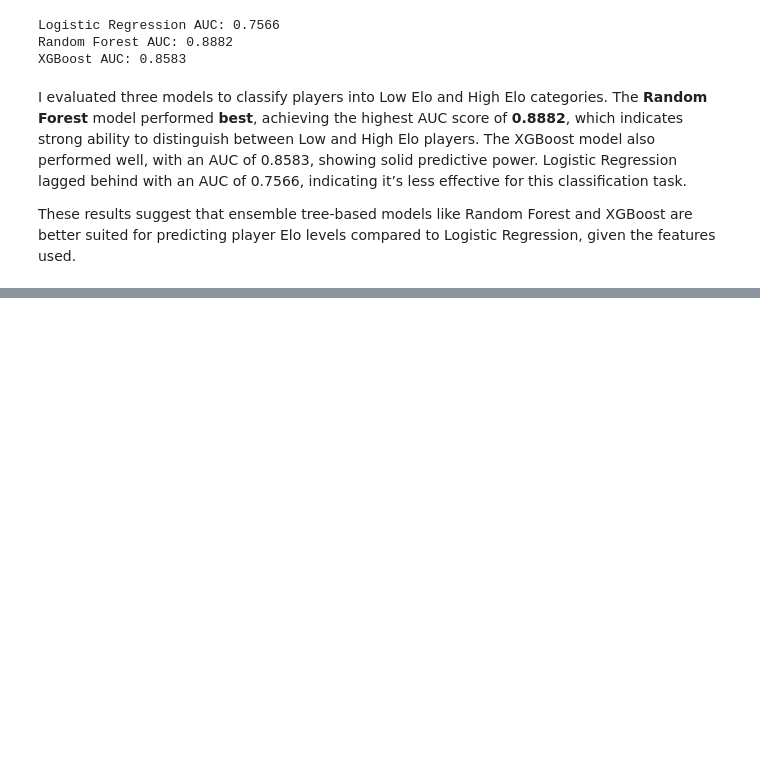
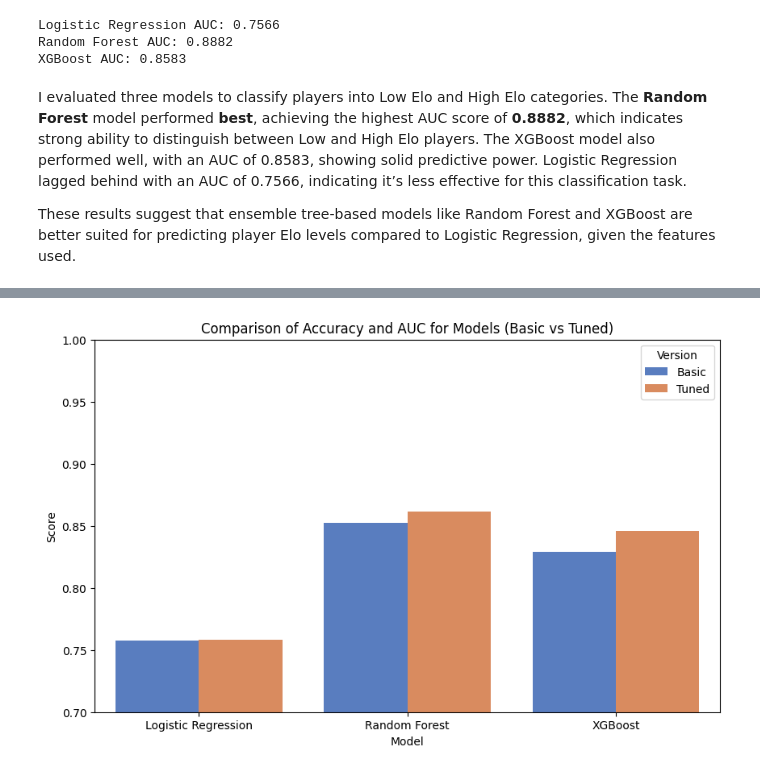
Before and after one commit to umutolcer/DSA210-Term-Project, a Jupyter notebook: main.ipynb, the cells around one changed output, grey strips where cells are left out. Saved outputs shown, nothing was run; the diff lists cells and outputs as text; code cells hidden in the pictures; blank space fills up the shorter version.

```diff
--- a/main.ipynb
+++ b/main.ipynb
@@ -705,0 +998,39 @@ These results suggest that ensemble tree-based models like Random Forest and XGB
+# %%
+import pandas as pd
+import matplotlib.pyplot as plt
+import seaborn as sns
+data = {
+    'Model': [
+        'Logistic Regression', 'Logistic Regression',
+        'Random Forest', 'Random Forest',
+        'XGBoost', 'XGBoost'
+    ],
+    'Version': [
+        'Basic', 'Tuned',
+        'Basic', 'Tuned',
+        'Basic', 'Tuned'
+    ],
+    'Accuracy': [
+        0.7583, 0.7583,
+        0.8167, 0.8333,
+        0.8000, 0.8333
+    ],
+    'AUC': [
+        0.7566, 0.7580,
+        0.8882, 0.8894,
+        0.8583, 0.8585
+    ]
+}
+df = pd.DataFrame(data)
+df_melt = df.melt(id_vars=['Model', 'Version'], value_vars=['Accuracy', 'AUC'], var_name='Metric', value_name='Score')
+
+plt.figure(figsize=(10,6))
+sns.barplot(data=df_melt, x='Model', y='Score', hue='Version', palette='muted', errorbar=None)
+
+plt.title('Comparison of Accuracy and AUC for Models (Basic vs Tuned)')
+plt.ylim(0.7, 1)
+plt.ylabel('Score')
+plt.legend(title='Version')
+plt.show()
+# %% [output]
+[figure, added]
```
Also changed, not shown: parts of 19 cells of this notebook, 1 other file.
